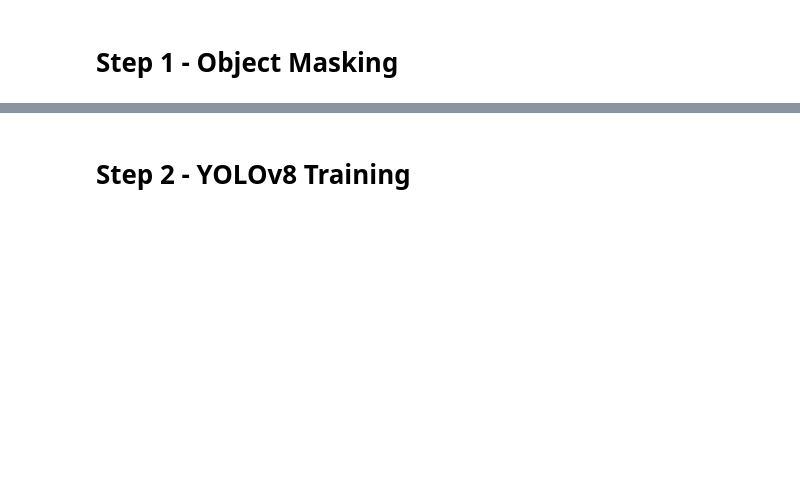
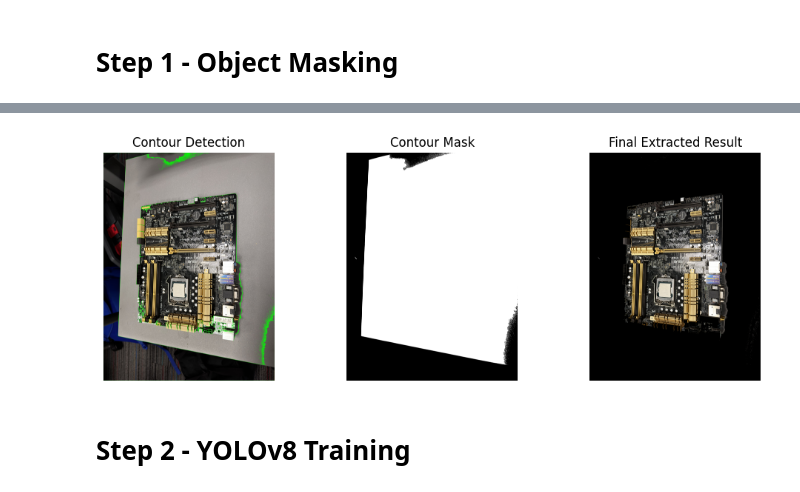
Before and after one commit to Mu1029/Project3, a Jupyter notebook: Project3.ipynb, the cells around one changed output, grey strips where cells are left out. Cells and saved outputs as stored; diff of their text form; code cells hidden in the pictures; blank space fills up the shorter version.

Commit message:
added contour detection image

```diff
--- a/Project3.ipynb
+++ b/Project3.ipynb
@@ -28,50 +30,55 @@ _, thresh = cv2.threshold(pcb_image_gs, 88, 255, cv2.THRESH_BINARY)
 
 thresh_inv = cv2.bitwise_not(thresh)
 
-  # finding + drawing contours
+  # finding + drawing contours and applying mask
 
 contours, _ = cv2.findContours(thresh_inv, cv2.RETR_EXTERNAL, cv2.CHAIN_APPROX_SIMPLE)
 
-  # creating + applying mask
+contour_img = pcb_image.copy()
+
+cv2.drawContours(contour_img, contours, -1, (0, 255, 0), 2)
 
 mask = np.zeros_like(pcb_image)
 
 cv2.drawContours(mask, contours, -1, (255, 255, 255), thickness=cv2.FILLED)
 
 result = cv2.bitwise_and(pcb_image, mask)
 
   # masking background
 
 _, thresh = cv2.threshold(pcb_image_gs, 92, 255, cv2.THRESH_BINARY)
 
 contours, _ = cv2.findContours(thresh, cv2.RETR_EXTERNAL, cv2.CHAIN_APPROX_SIMPLE)
 
 mask = np.zeros_like(pcb_image)
 
 cv2.drawContours(mask, contours, -1, (255, 255, 255), thickness=cv2.FILLED)
 
 masked_img = cv2.bitwise_and(result, mask)
 
+
   # displaying all figures
 
 plt.figure(figsize=(12, 4))
 
-plt.subplot(131)
-plt.imshow(thresh, cmap='gray')
-plt.title('Thresholded Image')
+plt.subplot(131),
+plt.imshow(contour_img)
+plt.title('Contour Detection')
 plt.axis('off')
 
 plt.subplot(132)
-plt.imshow(thresh_inv, cmap='gray')
-plt.title('Inverted Thresholded Image')
+plt.imshow(mask, cmap='gray')
+plt.title('Contour Mask')
 plt.axis('off')
 
 plt.subplot(133)
 plt.imshow(masked_img)
-plt.title('Object Masking Result')
+plt.title('Final Extracted Result')
 plt.axis('off')
 
 plt.show()
+# %% [output]
+[figure, added]
 # %% [markdown]
 # Step 2 - YOLOv8 Training
 # %%
```
Also changed, not shown: parts of 4 cells of this notebook.
